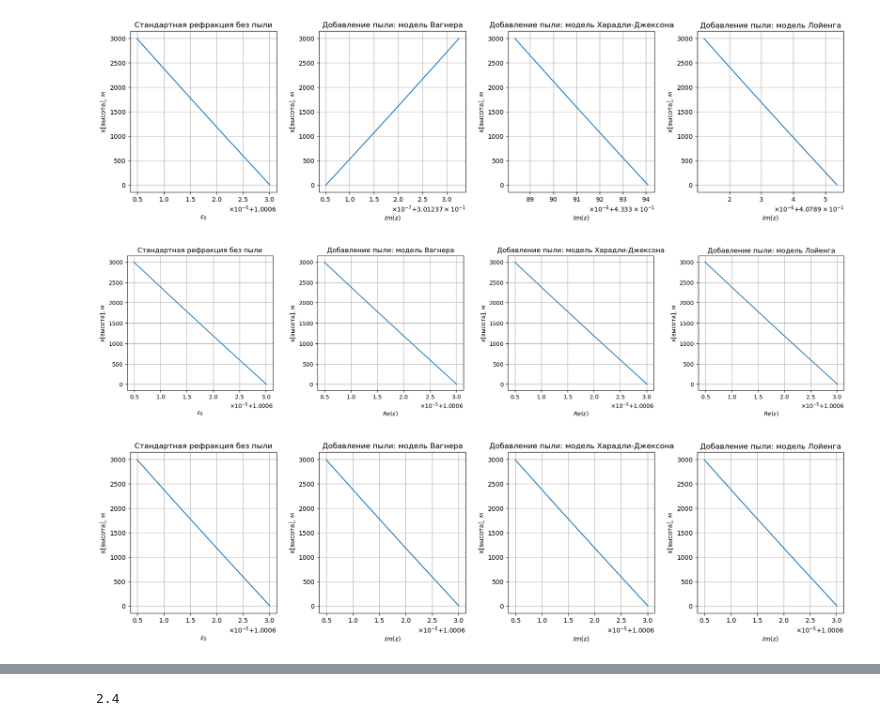
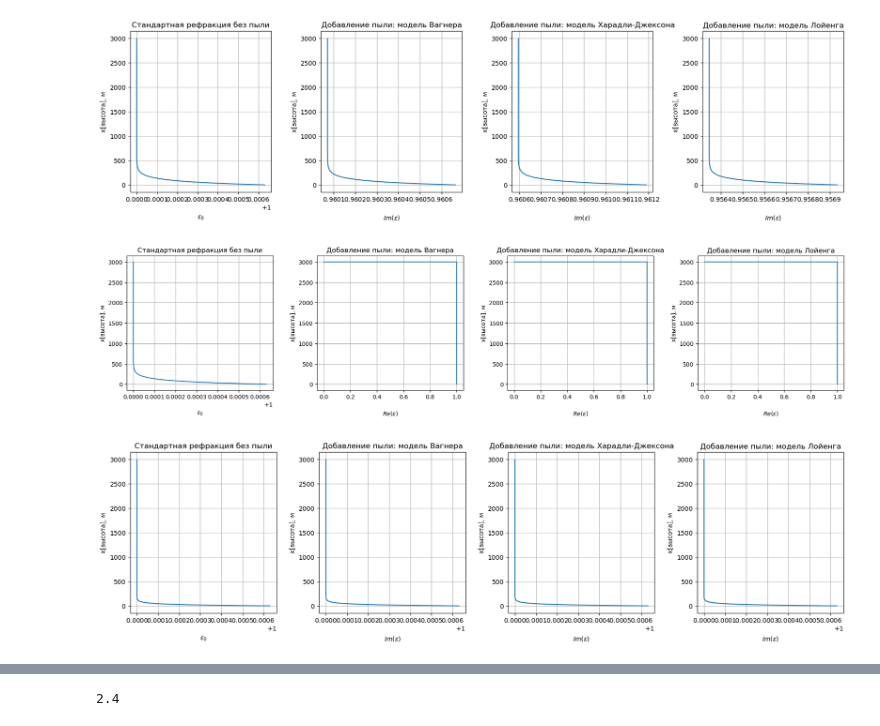
Before and after one commit to Margo-10/pe_radiowaves, a Jupyter notebook: pe_radiowaves.ipynb, the cells around one changed output, grey strips where cells are left out. Saved outputs shown, nothing was run; the diff lists cells and outputs as text; code cells hidden in the pictures.

```diff
--- a/pe_radiowaves.ipynb
+++ b/pe_radiowaves.ipynb
@@ -24,7 +24,7 @@ eps_l_real = [0]*(H_max*1000+1)
 eps_w_complex = [0]*(H_max*1000+1)
 eps_kj_complex = [0]*(H_max*1000+1)
 eps_l_complex = [0]*(H_max*1000+1)
-phi_1 = 0.05
+phi_1 = 0.04
 eps_1= 4.56 + cmath.sqrt(-1)*0.251
 # %%
 for i in range(H_max*1000+1):
@@ -84,11 +108,11 @@ plt.show()
 # %%
-for i in range(H_max*100+1):
+for i in range(H_max*1000+1):
     eps_w_complex[i]  = 3*eps_0[i]*phi_1*(eps_1.imag-eps_0[i])/(eps_1.imag+2*eps_0[i]) + eps_0[i]
 
-for i in range(H_max*100+1):
+for i in range(H_max*1000+1):
     eps_kj_complex[i] = (2*eps_0[i]*phi_1*(eps_1.imag-eps_0[i]) + eps_0[i]*eps_1.imag + 2*eps_0[i]*eps_0[i])/(eps_1.imag+2*eps_0[i]-phi_1*(eps_1.imag-eps_0[i]))
 
-for i in range(H_max*100+1):
+for i in range(H_max*1000+1):
     eps_l_complex[i] = pow((phi_1*(pow(eps_1.imag,1.0/3.0)-pow(eps_0[i],1.0/3.0)) + pow(eps_0[i],1.0/3.0)), 3)
 # %%
 fig = plt.figure()
@@ -101,39 +125,36 @@ plt.plot(eps_0, h)
 plt.ylabel('x[высота], м')
 plt.xlabel('$ε_0$', labelpad=18)
 plt.title('Стандартная рефракция без пыли')
-plt.ticklabel_format(style='scientific',  useMathText=bool, useLocale=True)
-plt.tight_layout()
+plt.ticklabel_format(style='scientific',  useMathText=bool)
 plt.grid(True)
 
 
 plt.subplot(1, 4, 2)
 plt.plot(eps_w_complex, h)
 plt.xlabel('$Im(ε)$', labelpad=18)
 plt.ylabel('x[высота], м')
 plt.title('Добавление пыли: модель Вагнера')
 plt.ticklabel_format(style='scientific',  useMathText=bool, useLocale=True)
-plt.tight_layout()
 plt.grid(True)
 
 plt.subplot(1, 4, 3)
 plt.plot(eps_kj_complex, h)
 plt.xlabel('$Im(ε)$', labelpad=18)
 plt.ylabel('x[высота], м')
 plt.title('Добавление пыли: модель Харадли-Джексона')
-plt.ticklabel_format(style='scientific',  useMathText=bool, useLocale=True)
-plt.tight_layout()
+plt.ticklabel_format(style='scientific',  useMathText=bool)
 plt.grid(True)
 
 plt.subplot(1, 4, 4)
 plt.plot(eps_l_complex, h)
 plt.xlabel('$Im(ε)$', labelpad=18)
 plt.ylabel('x[высота], м')
 plt.title('Добавление пыли: модель Лойенга')
 plt.ticklabel_format(style='scientific',  useMathText=bool, useLocale=True)
 plt.tight_layout(pad=2.08)
 plt.grid(True)
 
 plt.show()
 # %% [output]
-[figure, old version]
+[figure, new version]
 # %%
@@ -155,12 +188,12 @@ for i in range(H_max):
 # %%
 
-for i in range(H_max+1):
+for i in range(H_max*1000):
     eps_w_real[i]  = 3*eps_0[i]*phi_1[i]*(eps_1.real-eps_0[i])/(eps_1.real+2*eps_0[i]) + eps_0[i]
 
-for i in range(H_max+1):
+for i in range(H_max*1000):
     eps_kj_real[i] = (2*eps_0[i]*phi_1[i]*(eps_1.real-eps_0[i]) + eps_0[i]*eps_1.real + 2*eps_0[i]*eps_0[i])/(eps_1.real+2*eps_0[i]-phi_1[i]*(eps_1.real-eps_0[i]))
 
-for i in range(H_max+1):
+for i in range(H_max*1000):
     eps_l_real[i] = pow((phi_1[i]*(pow(eps_1.real,1.0/3.0)-pow(eps_0[i],1.0/3.0)) + pow(eps_0[i],1.0/3.0)), 3)
 
 
@@ -174,7 +207,7 @@ plt.plot(eps_0, h)
 plt.ylabel('x[высота], м')
 plt.xlabel('$ε_0$', labelpad=18)
 plt.title('Стандартная рефракция без пыли')
-plt.ticklabel_format(style='scientific',  useMathText=bool, useLocale=True)
+plt.ticklabel_format(style='scientific')
 plt.grid(True)
 
 plt.subplot(1, 4, 2)
@@ -182,7 +215,7 @@ plt.plot(eps_w_real, h)
 plt.xlabel('$Re(ε)$', labelpad=18)
 plt.ylabel('x[высота], м')
 plt.title('Добавление пыли: модель Вагнера')
-plt.ticklabel_format(style='scientific',  useMathText=bool, useLocale=True)
+plt.ticklabel_format(style='scientific')
 plt.grid(True)
 
 plt.subplot(1, 4, 3)
@@ -190,7 +223,7 @@ plt.plot(eps_kj_real, h)
 plt.xlabel('$Re(ε)$', labelpad=18)
 plt.ylabel('x[высота], м')
 plt.title('Добавление пыли: модель Харадли-Джексона')
-plt.ticklabel_format(style='scientific',  useMathText=bool, useLocale=True)
+plt.ticklabel_format(style='scientific')
 plt.grid(True)
 
 plt.subplot(1, 4, 4)
@@ -198,22 +231,22 @@ plt.plot(eps_l_real, h)
 plt.xlabel('$Re(ε)$', labelpad=18)
 plt.ylabel('x[высота], м')
 plt.title('Добавление пыли: модель Лойенга')
-plt.ticklabel_format(style='scientific',  useMathText=bool, useLocale=True)
+plt.ticklabel_format(style='scientific')
 plt.tight_layout(pad=3.08)
 plt.grid(True)
 
 
 plt.show()
 # %% [output]
-[figure, old version]
+[figure, new version]
 # %%
-for i in range(H_max+1):
+for i in range(H_max*3000+1):
     eps_w_complex[i]  = 3*eps_0[i]*phi_1[i]*(eps_1.imag-eps_0[i])/(eps_1.imag+2*eps_0[i]) + eps_0[i]
 
-for i in range(H_max+1):
+for i in range(H_max*3000+1):
     eps_kj_complex[i] = (2*eps_0[i]*phi_1[i]*(eps_1.imag-eps_0[i]) + eps_0[i]*eps_1.imag + 2*eps_0[i]*eps_0[i])/(eps_1.imag+2*eps_0[i]-phi_1[i]*(eps_1.imag-eps_0[i]))
 
-for i in range(H_max+1):
+for i in range(H_max*3000+1):
     eps_l_complex[i] = pow((phi_1[i]*(pow(eps_1.imag,1.0/3.0)-pow(eps_0[i],1.0/3.0)) + pow(eps_0[i],1.0/3.0)), 3)
 
 fig = plt.figure()
@@ -227,7 +260,6 @@ plt.ylabel('x[высота], м')
 plt.xlabel('$ε_0$', labelpad=18)
 plt.title('Стандартная рефракция без пыли')
 plt.ticklabel_format(style='scientific',  useMathText=bool)
-plt.tight_layout()
 plt.grid(True)
 
 
@@ -237,7 +269,6 @@ plt.xlabel('$Im(ε)$', labelpad=18)
 plt.ylabel('x[высота], м')
 plt.title('Добавление пыли: модель Вагнера')
 plt.ticklabel_format(style='scientific',  useMathText=bool)
-plt.tight_layout()
 plt.grid(True)
 
 plt.subplot(1, 4, 3)
@@ -247,7 +278,6 @@ plt.ylabel('x[высота], м')
 plt.title('Добавление пыли: модель Харадли-Джексона')
 plt.ticklabel_format(style='sci')
 plt.ticklabel_format(style='scientific',  useMathText=bool)
-plt.tight_layout()
 plt.grid(True)
 
 plt.subplot(1, 4, 4)
@@ -261,7 +291,7 @@ plt.grid(True)
 
 plt.show()
 # %% [output]
-[figure, old version]
+[figure, new version]
 # %%
 plt.figure(figsize=(7, 7))
 
```
Also changed, not shown: parts of 7 cells of this notebook.
